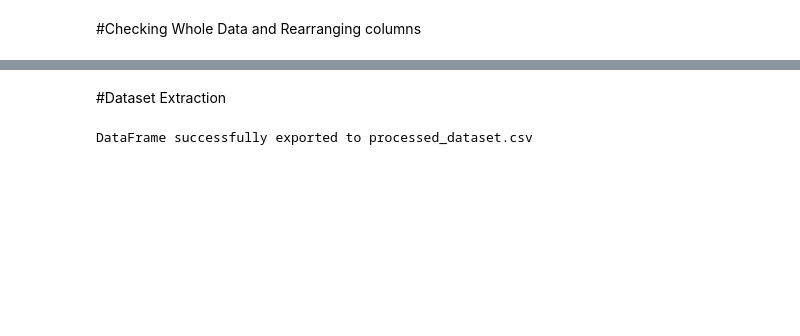
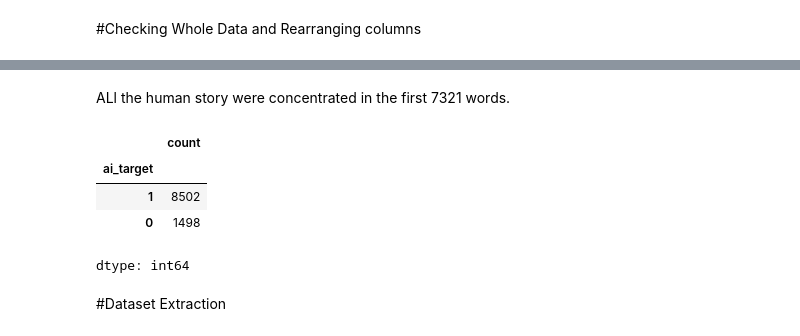
Before and after one commit to yernarbakatay/Human-vs-AI-generated-Text-Detection, a Jupyter notebook: notebooks/CSE881_Project_Preprocessing.ipynb, the cells around one changed output, grey strips where cells are left out. Cells and saved outputs as stored; diff of their text form; code cells hidden in the pictures; blank space fills up the shorter version.

Commit message:
shuffling the processed dataset to avoid concentration of human writing in the first 10k records

```diff
--- a/notebooks/CSE881_Project_Preprocessing.ipynb
+++ b/notebooks/CSE881_Project_Preprocessing.ipynb
@@ -392,8 +408,17 @@ display(new_df.head())
+# %% [markdown]
+ALl the human story were concentrated in the first 7321 words.
+# %%
+new_df = new_df.sample(frac=1, random_state=42).reset_index(drop=True)
+new_df['ai_target'].head(10000).value_counts()
+# %% [output]
+|  | count |
+| ai_target |  |
+| 1 | 8502 |
+| 0 | 1498 |
+dtype: int64
 # %% [markdown]
 #Dataset Extraction
 # %%
-# file_name = 'processed_dataset.csv'
-# new_df.to_csv(f"../data/{file_name}", index=False)
+file_name = 'processed_dataset.csv'
+new_df.to_csv(f"{file_name}", index=False)
 # print(f"DataFrame successfully exported to {file_name}")
-# %% [output]
-DataFrame successfully exported to processed_dataset.csv
```
Also changed, not shown: parts of 7 cells of this notebook.
